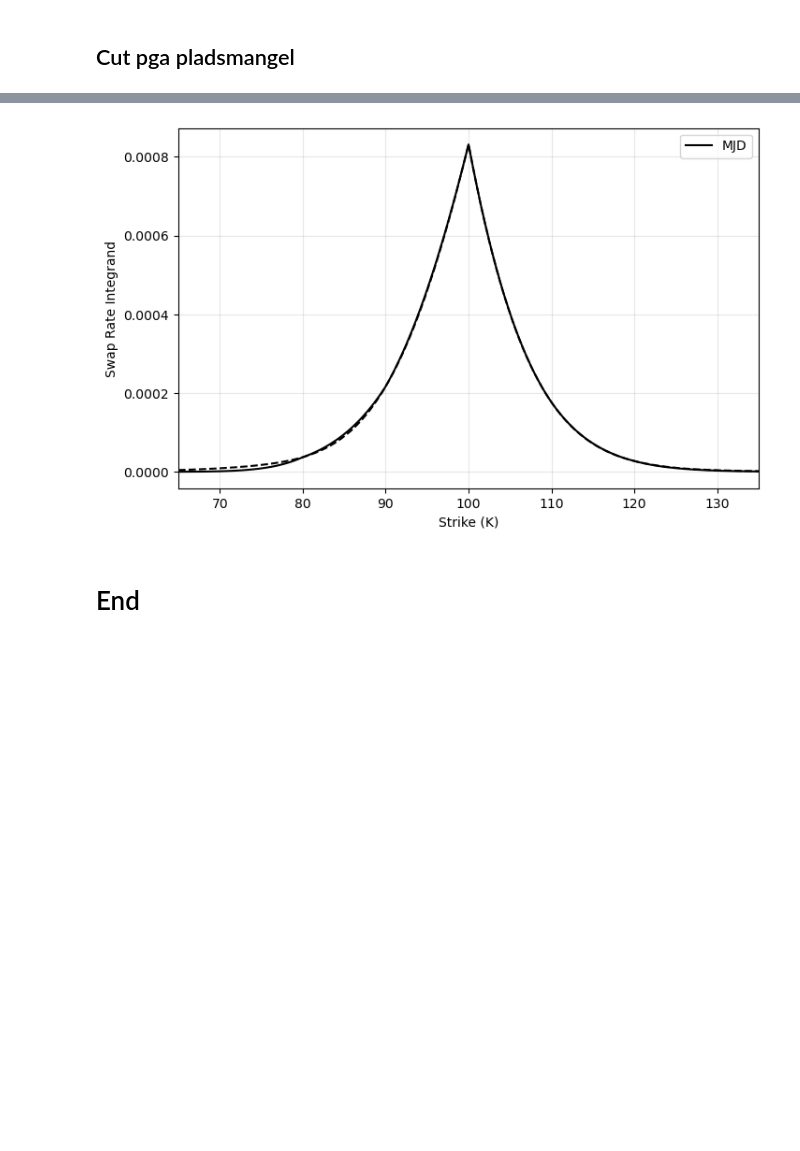
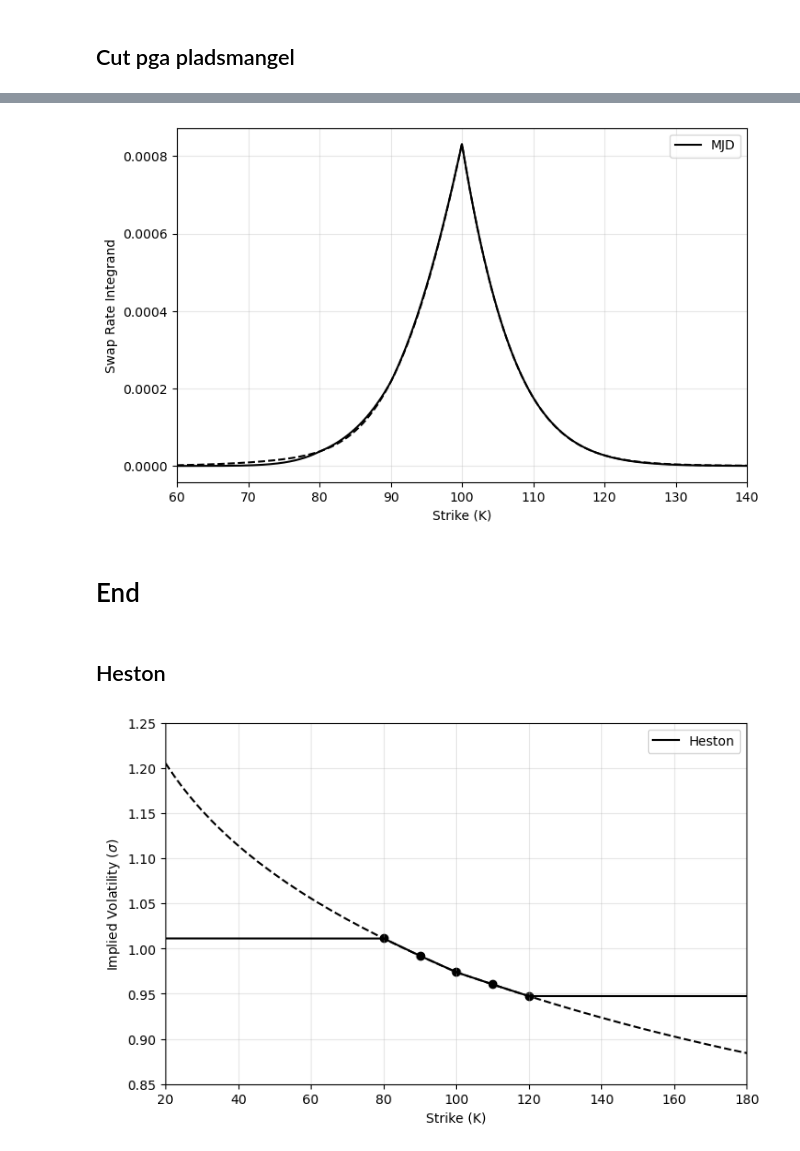
Before and after one commit to MadsHebsgaard/volpy, a Jupyter notebook: Code to produce results/Error_Robustness_Analysis.ipynb, the cells around one changed output, grey strips where cells are left out. Drawn from its saved outputs; the diff is of its cells as text; code cells hidden in the pictures; blank space fills up the shorter version.

```diff
--- a/Code to produce results/Error_Robustness_Analysis.ipynb
+++ b/Code to produce results/Error_Robustness_Analysis.ipynb
@@ -533,11 +533,58 @@ for model, color in zip(model_list, color_list):
 plt.ylabel(r"Swap Rate Integrand")
 plt.xlabel("Strike (K)")
 plt.grid(alpha=0.3)
-plt.xlim((65,135))
+plt.xlim((60,140))
 plt.legend()
-# plt.savefig("figures/Robustness_analysis_integrand_vt-2_SVMJD.pdf")
+plt.savefig("figures/Error RA/Robustness_analysis_integrand_MJD.pdf")
 plt.show()
 # %% [output]
-[figure, old version]
+[figure, new version]
 # %% [markdown]
 # End
+# %% [markdown]
+## Heston
+# %%
+import matplotlib.pyplot as plt
+
+plt.figure(figsize=(8, 5))
+model_list = ["Heston"]
+color_list = ["black"]
+vt = 2
+pm_std = 2
+
+od_RA_ = od_RA[(od_RA["ln vt/theta"] == vt) | (od_RA["model"].isin(["BS", "MJD"]))].copy()
+od_RA_ = od_RA_[od_RA_["model"].isin(model_list)].copy()
+low_df = od_RA_[od_RA_["low"] == True].copy()
+high_df = od_RA_[od_RA_["high"] == True].copy()
+
+colors = {}  # store colors to ensure consistency
+
+for model, color in zip(model_list, color_list):
+
+    # Filter and plot the "low" line (solid)
+    df_low = low_df[low_df["model"] == model].copy()
+    K_grid, iv_grid, undiscounted_option_prices, integrand = foo(df_low, pm_std=pm_std)
+
+    plt.scatter(df_low["K"], df_low["IV"], color = color)
+    line, = plt.plot(K_grid, iv_grid, label=f"{model}", color = color)
+    colors[model] = line.get_color()  # Save color used for this model
+
+    # Filter and plot the "high" line (dashed)
+    df_high = high_df[high_df["model"] == model].copy()
+    # df_high = df_high[(df_high["K"] >= df_low["K"].min()) & (df_high["K"] <= df_low["K"].max())].copy()
+    K_grid, iv_grid, undiscounted_option_prices, integrand = foo(df_high, pm_std=pm_std)
+
+    colors[model] = line.get_color()  # Save color used for this model
+
+    plt.plot(K_grid, iv_grid, linestyle="--", color=colors[model])
+
+plt.ylabel(r"Implied Volatility ($\sigma$)")
+plt.xlabel("Strike (K)")
+plt.grid(alpha=0.3)
+plt.xlim((20,180))
+plt.ylim(0.85, 1.25)
+plt.legend()
+plt.savefig("figures/Error RA/Robustness_analysis_IV_Heston_v0_2.pdf")
+plt.show()
+# %% [output]
+[figure, added]
```
Also changed, not shown: parts of 23 cells of this notebook, 9 other files.
